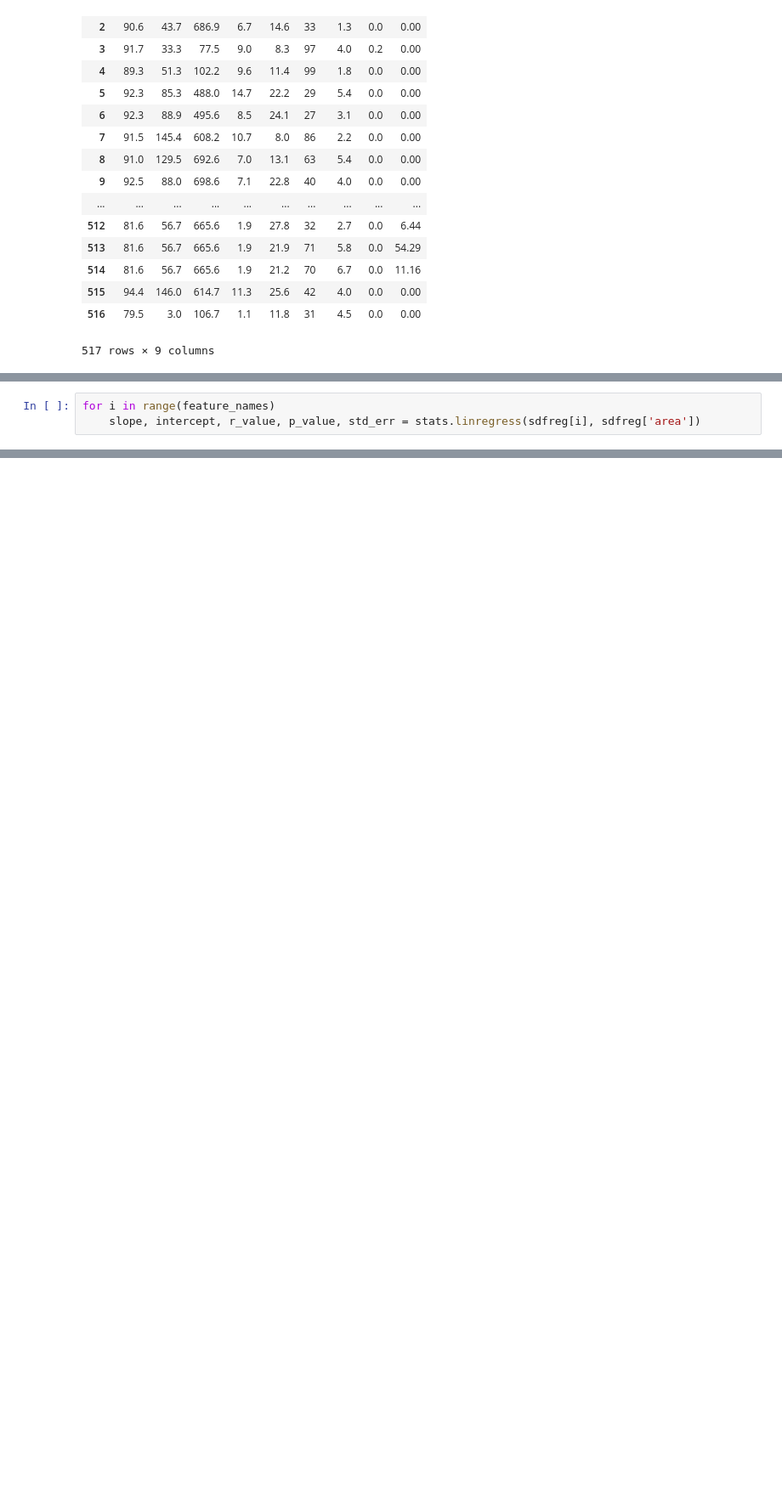
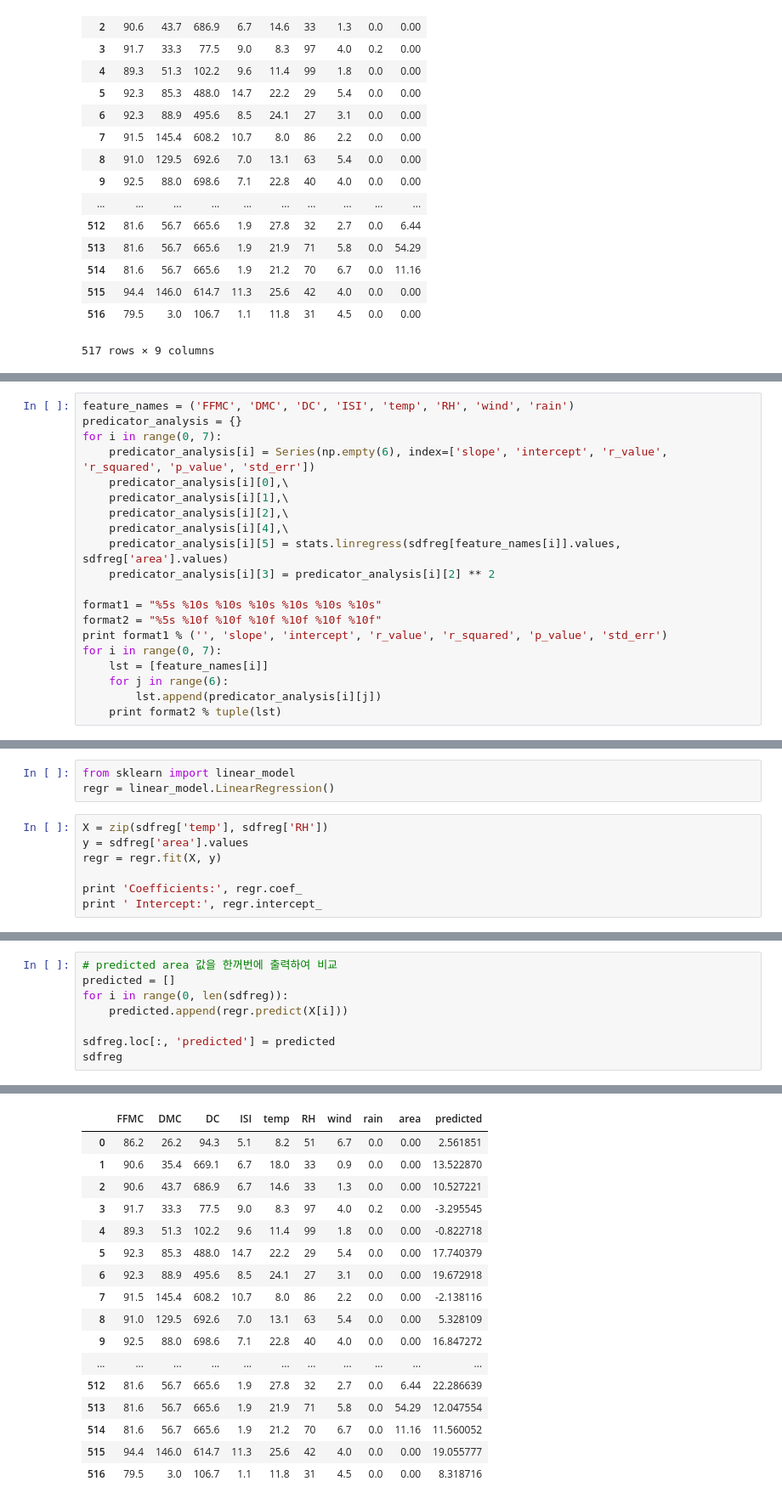
Before and after one commit to kmk4021/data_science, a Jupyter notebook: Assignment3_burned area.ipynb, the cells around one changed output, grey strips where cells are left out. Shown: that part at 85% size. Drawn from its saved outputs; the diff is of its cells as text; blank space fills up the shorter version.

```diff
--- a/Assignment3_burned area.ipynb
+++ b/Assignment3_burned area.ipynb
@@ -510,3 +501,0 @@ import scipy
-# %%
-for i in range(feature_names)
-    slope, intercept, r_value, p_value, std_err = stats.linregress(sdfreg[i], sdfreg['area'])
@@ -514,0 +502,20 @@ SyntaxError: invalid syntax (<ipython-input-38-5a362c15351a>, line 1)
+# %%
+feature_names = ('FFMC', 'DMC', 'DC', 'ISI', 'temp', 'RH', 'wind', 'rain')
+predicator_analysis = {}
+for i in range(0, 7):
+    predicator_analysis[i] = Series(np.empty(6), index=['slope', 'intercept', 'r_value', 'r_squared', 'p_value', 'std_err'])
+    predicator_analysis[i][0],\
+    predicator_analysis[i][1],\
+    predicator_analysis[i][2],\
+    predicator_analysis[i][4],\
+    predicator_analysis[i][5] = stats.linregress(sdfreg[feature_names[i]].values, sdfreg['area'].values)
+    predicator_analysis[i][3] = predicator_analysis[i][2] ** 2
+
+format1 = "%5s %10s %10s %10s %10s %10s %10s"
+format2 = "%5s %10f %10f %10f %10f %10f %10f"
+print format1 % ('', 'slope', 'intercept', 'r_value', 'r_squared', 'p_value', 'std_err')
+for i in range(0, 7):
+    lst = [feature_names[i]]
+    for j in range(6):
+        lst.append(predicator_analysis[i][j])
+    print format2 % tuple(lst)
@@ -514,0 +533,10 @@ SyntaxError: invalid syntax (<ipython-input-38-5a362c15351a>, line 1)
+# %%
+from sklearn import linear_model
+regr = linear_model.LinearRegression()
+# %%
+X = zip(sdfreg['temp'], sdfreg['RH'])
+y = sdfreg['area'].values
+regr = regr.fit(X, y)
+
+print 'Coefficients:', regr.coef_
+print ' Intercept:', regr.intercept_
@@ -514,0 +548,9 @@ SyntaxError: invalid syntax (<ipython-input-38-5a362c15351a>, line 1)
+# %%
+# predicted area 값을 한꺼번에 출력하여 비교
+predicted = []
+for i in range(0, len(sdfreg)):
+    predicted.append(regr.predict(X[i]))
+
+sdfreg.loc[:, 'predicted'] = predicted
+sdfreg
+# %% [output]
@@ -514,0 +562,17 @@ SyntaxError: invalid syntax (<ipython-input-38-5a362c15351a>, line 1)
+|  | FFMC | DMC | DC | ISI | temp | RH | wind | rain | area | predicted |
+| 0 | 86.2 | 26.2 | 94.3 | 5.1 | 8.2 | 51 | 6.7 | 0.0 | 0.00 | 2.561851 |
+| 1 | 90.6 | 35.4 | 669.1 | 6.7 | 18.0 | 33 | 0.9 | 0.0 | 0.00 | 13.522870 |
+| 2 | 90.6 | 43.7 | 686.9 | 6.7 | 14.6 | 33 | 1.3 | 0.0 | 0.00 | 10.527221 |
+| 3 | 91.7 | 33.3 | 77.5 | 9.0 | 8.3 | 97 | 4.0 | 0.2 | 0.00 | -3.295545 |
+| 4 | 89.3 | 51.3 | 102.2 | 9.6 | 11.4 | 99 | 1.8 | 0.0 | 0.00 | -0.822718 |
+| 5 | 92.3 | 85.3 | 488.0 | 14.7 | 22.2 | 29 | 5.4 | 0.0 | 0.00 | 17.740379 |
+| 6 | 92.3 | 88.9 | 495.6 | 8.5 | 24.1 | 27 | 3.1 | 0.0 | 0.00 | 19.672918 |
+| 7 | 91.5 | 145.4 | 608.2 | 10.7 | 8.0 | 86 | 2.2 | 0.0 | 0.00 | -2.138116 |
+| 8 | 91.0 | 129.5 | 692.6 | 7.0 | 13.1 | 63 | 5.4 | 0.0 | 0.00 | 5.328109 |
+| 9 | 92.5 | 88.0 | 698.6 | 7.1 | 22.8 | 40 | 4.0 | 0.0 | 0.00 | 16.847272 |
+| ... | ... | ... | ... | ... | ... | ... | ... | ... | ... | ... |
+| 512 | 81.6 | 56.7 | 665.6 | 1.9 | 27.8 | 32 | 2.7 | 0.0 | 6.44 | 22.286639 |
+| 513 | 81.6 | 56.7 | 665.6 | 1.9 | 21.9 | 71 | 5.8 | 0.0 | 54.29 | 12.047554 |
+| 514 | 81.6 | 56.7 | 665.6 | 1.9 | 21.2 | 70 | 6.7 | 0.0 | 11.16 | 11.560052 |
+| 515 | 94.4 | 146.0 | 614.7 | 11.3 | 25.6 | 42 | 4.0 | 0.0 | 0.00 | 19.055777 |
+| 516 | 79.5 | 3.0 | 106.7 | 1.1 | 11.8 | 31 | 4.5 | 0.0 | 0.00 | 8.318716 |
```
Also changed, not shown: parts of 17 cells of this notebook.
